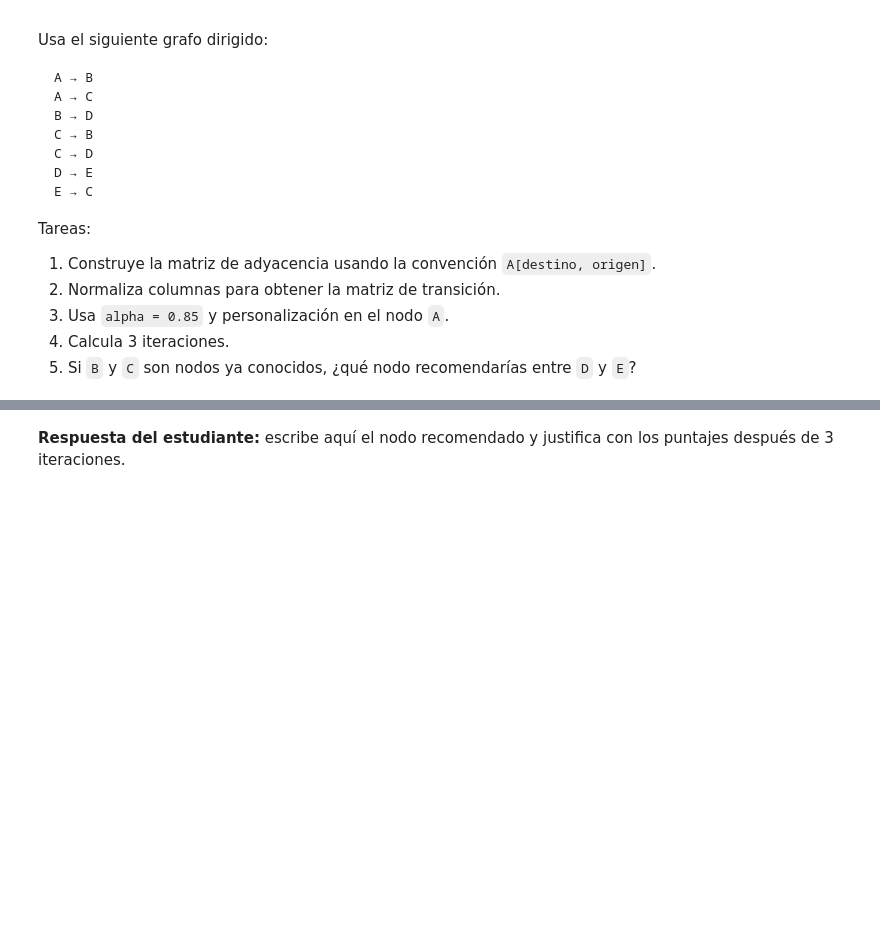
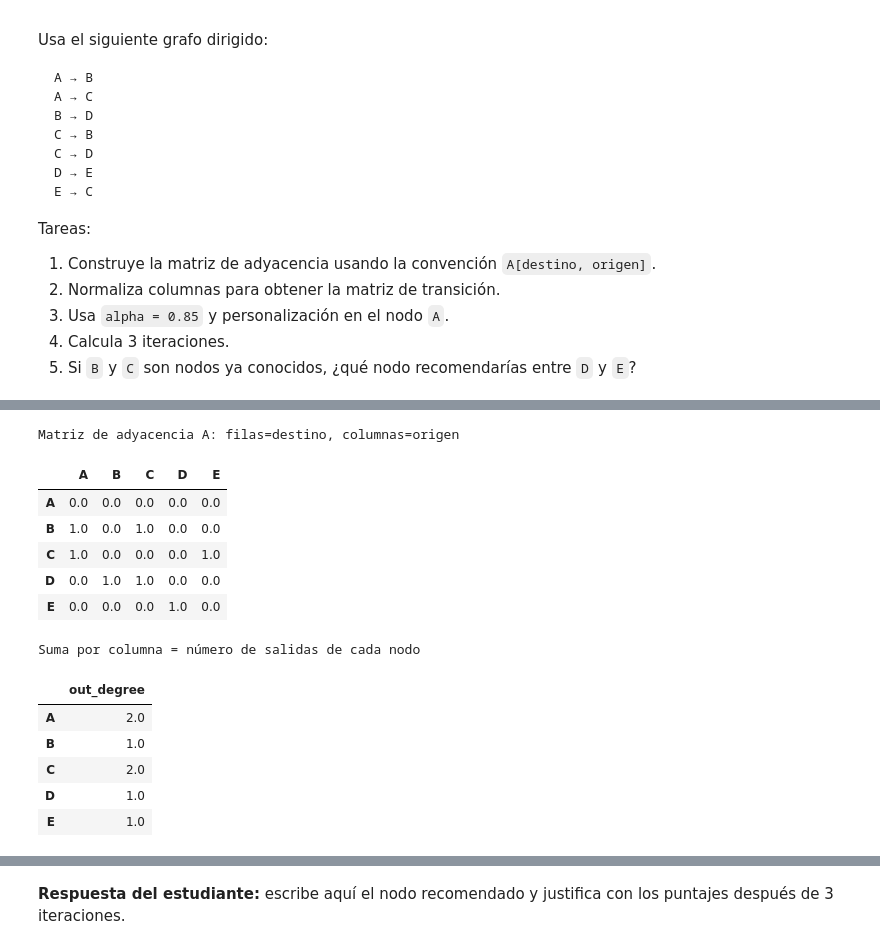
Before and after one commit to 53R6IO/LAB_4_SR, a Jupyter notebook: RS_Lab4_Graph_Recommendation_and_Transformers_v3.ipynb, the cells around one changed output, grey strips where cells are left out. Cells and saved outputs as stored; diff of their text form; code cells hidden in the pictures; blank space fills up the shorter version.

```diff
--- a/RS_Lab4_Graph_Recommendation_and_Transformers_v3.ipynb
+++ b/RS_Lab4_Graph_Recommendation_and_Transformers_v3.ipynb
@@ -422,0 +483,26 @@ Tareas:
+# %%
+adjacency = pd.DataFrame(0.0, index=example_nodes, columns=example_nodes)
+
+for origin, destination in example_edges:
+    adjacency.loc[destination, origin] = 1.0
+
+print("Matriz de adyacencia A: filas=destino, columnas=origen")
+display(adjacency)
+
+print("Suma por columna = número de salidas de cada nodo")
+display(adjacency.sum(axis=0).to_frame("out_degree"))
+# %% [output]
+Matriz de adyacencia A: filas=destino, columnas=origen
+|  | A | B | C | D | E |
+| A | 0.0 | 0.0 | 0.0 | 0.0 | 0.0 |
+| B | 1.0 | 0.0 | 1.0 | 0.0 | 0.0 |
+| C | 1.0 | 0.0 | 0.0 | 0.0 | 1.0 |
+| D | 0.0 | 1.0 | 1.0 | 0.0 | 0.0 |
+| E | 0.0 | 0.0 | 0.0 | 1.0 | 0.0 |
+Suma por columna = número de salidas de cada nodo
+|  | out_degree |
+| A | 2.0 |
+| B | 1.0 |
+| C | 2.0 |
+| D | 1.0 |
+| E | 1.0 |
```
Also changed, not shown: parts of 14 cells of this notebook, 5 other files.
